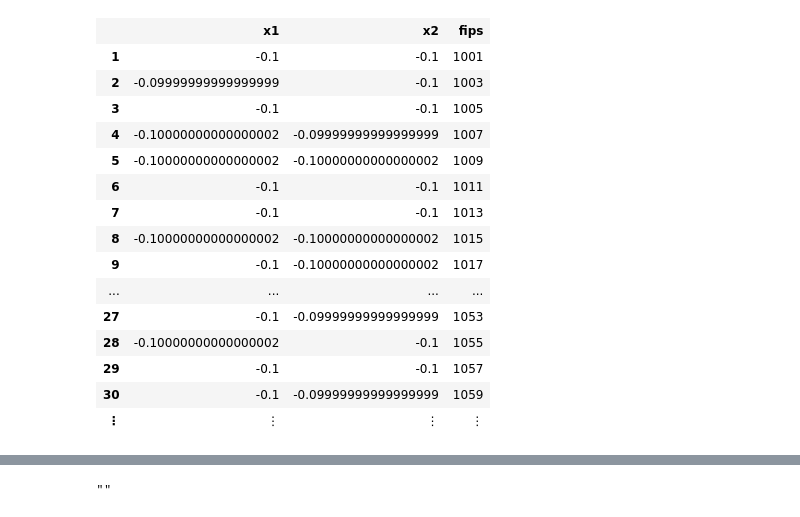
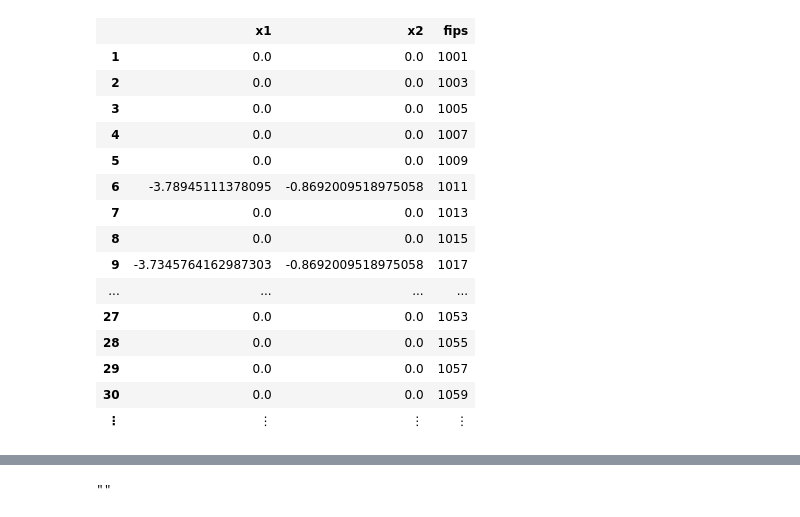
Before and after one commit to AmericasWater/awash, a Jupyter notebook: docs/analyses/Value of Water.ipynb, the cells around one changed output, grey strips where cells are left out. Cells and saved outputs as stored; diff of their text form; code cells hidden in the pictures.

```diff
--- a/docs/analyses/Value of Water.ipynb
+++ b/docs/analyses/Value of Water.ipynb
@@ -1,21 +1,21 @@
 # %%
 using DataFrames
-df = readtable("../results/shadowprice.csv")
+df = readtable("../../results/shadowprice.csv")
 # %% [output]
 |  | x1 | x2 | fips |
-| 1 | -0.1 | -0.1 | 1001 |
-| 2 | -0.09999999999999999 | -0.1 | 1003 |
-| 3 | -0.1 | -0.1 | 1005 |
-| 4 | -0.10000000000000002 | -0.09999999999999999 | 1007 |
-| 5 | -0.10000000000000002 | -0.10000000000000002 | 1009 |
-| 6 | -0.1 | -0.1 | 1011 |
-| 7 | -0.1 | -0.1 | 1013 |
-| 8 | -0.10000000000000002 | -0.10000000000000002 | 1015 |
-| 9 | -0.1 | -0.10000000000000002 | 1017 |
+| 1 | 0.0 | 0.0 | 1001 |
+| 2 | 0.0 | 0.0 | 1003 |
+| 3 | 0.0 | 0.0 | 1005 |
+| 4 | 0.0 | 0.0 | 1007 |
+| 5 | 0.0 | 0.0 | 1009 |
+| 6 | -3.78945111378095 | -0.8692009518975058 | 1011 |
+| 7 | 0.0 | 0.0 | 1013 |
+| 8 | 0.0 | 0.0 | 1015 |
+| 9 | -3.7345764162987303 | -0.8692009518975058 | 1017 |
 | ... | ... | ... | ... |
-| 27 | -0.1 | -0.09999999999999999 | 1053 |
-| 28 | -0.10000000000000002 | -0.1 | 1055 |
-| 29 | -0.1 | -0.1 | 1057 |
-| 30 | -0.1 | -0.09999999999999999 | 1059 |
+| 27 | 0.0 | 0.0 | 1053 |
+| 28 | 0.0 | 0.0 | 1055 |
+| 29 | 0.0 | 0.0 | 1057 |
+| 30 | 0.0 | 0.0 | 1059 |
 | ⋮ | ⋮ | ⋮ | ⋮ |
 # %%
```
Also changed, not shown: parts of 2 cells of this notebook, 4 other files.
